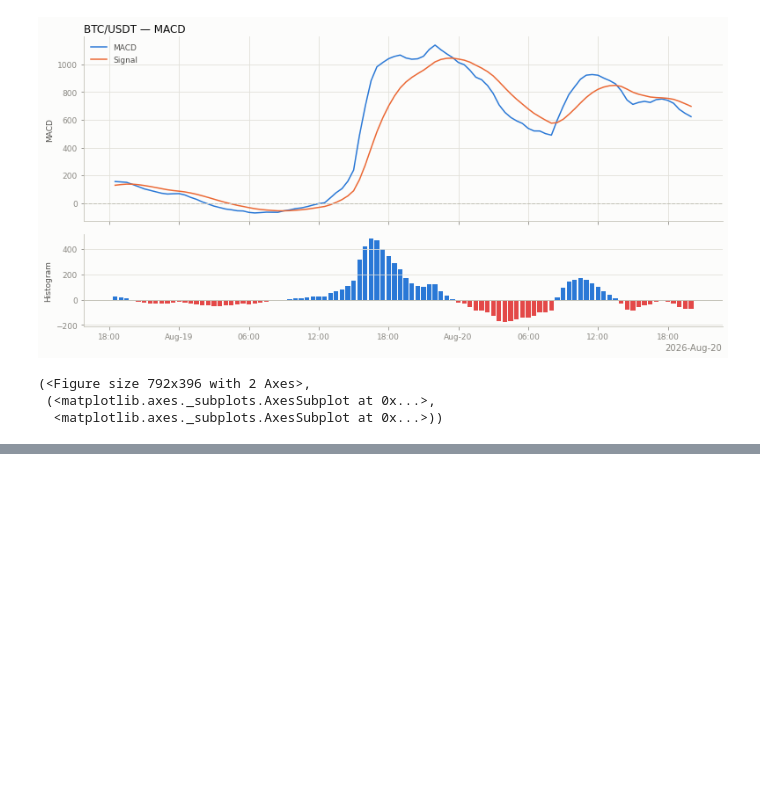
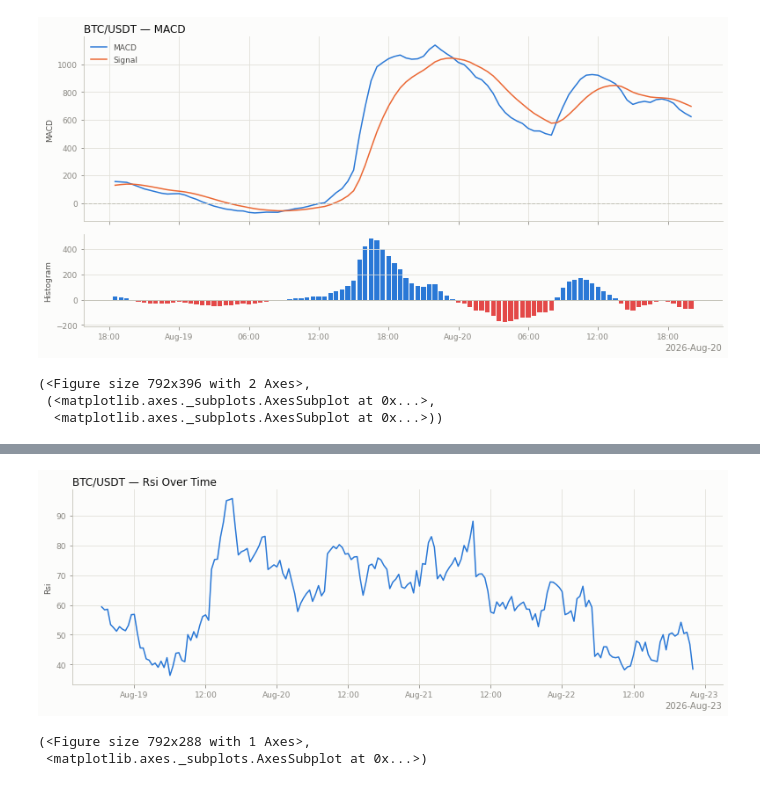
Before and after one commit to SuppanatP/AlgoGoneCrazy, a Jupyter notebook: visualization/eda.ipynb, the cells around one changed output, grey strips where cells are left out. Saved outputs shown, nothing was run; the diff lists cells and outputs as text; code cells hidden in the pictures; blank space fills up the shorter version.

```diff
--- a/visualization/eda.ipynb
+++ b/visualization/eda.ipynb
@@ -520,0 +529,6 @@ plot_macd(random_100, 'btc_usdt', label='BTC/USDT')
+# %%
+plot_series(random_200, 'btc_usdt', label='BTC/USDT', val_col='rsi')
+# %% [output]
+[figure, added]
+(<Figure size 792x288 with 1 Axes>,
+ <matplotlib.axes._subplots.AxesSubplot at 0x...>)
```
Also changed, not shown: parts of 10 cells of this notebook.
